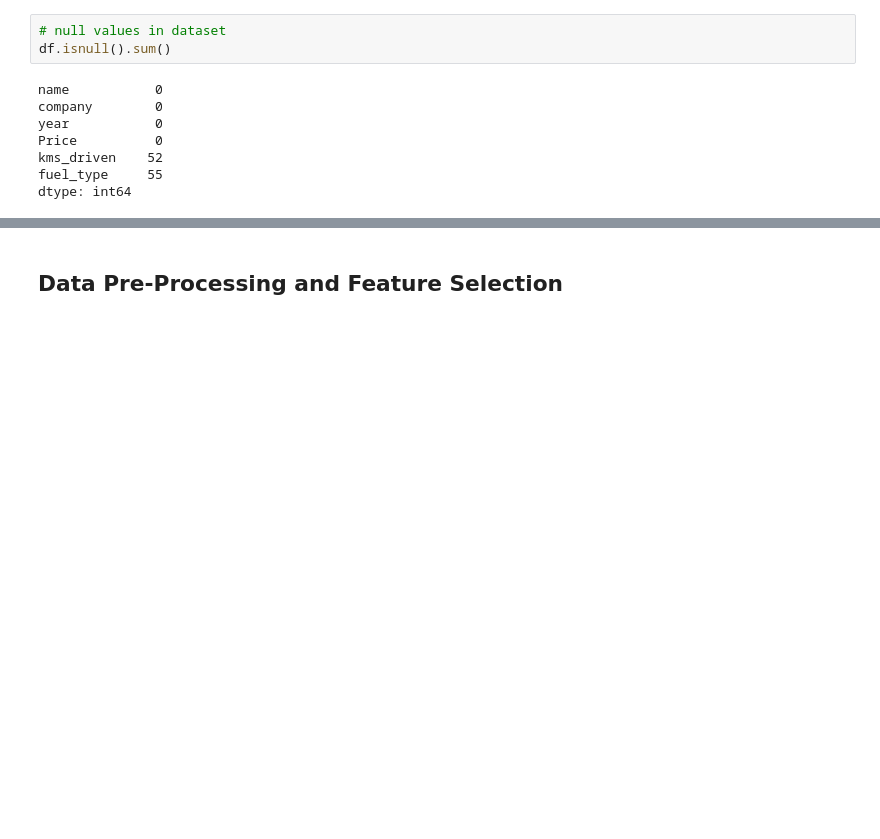
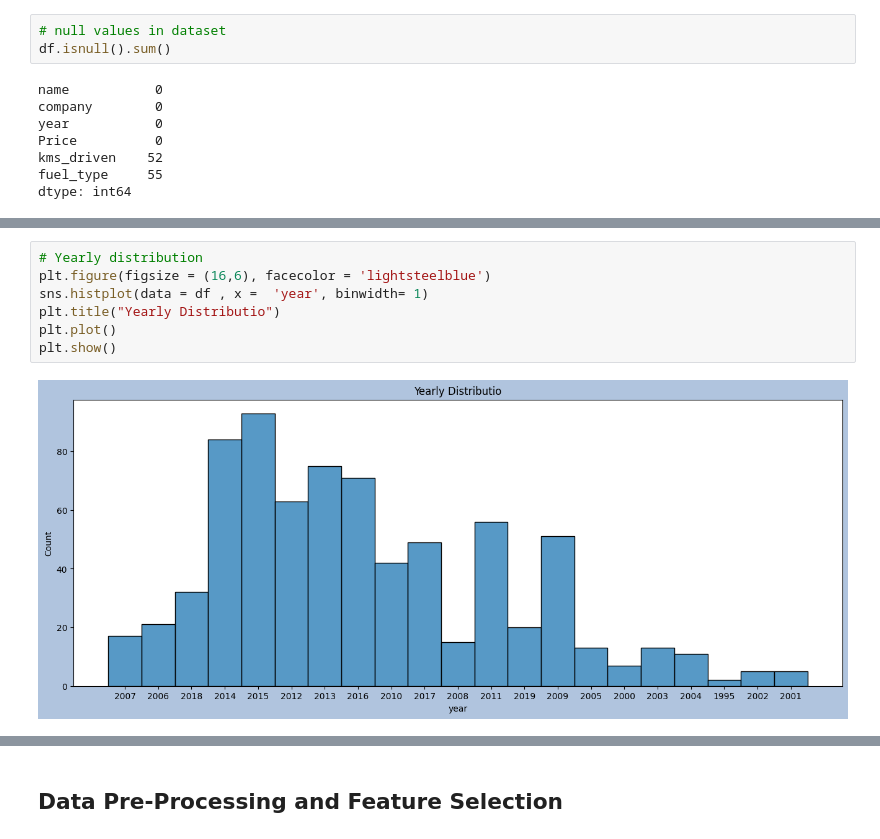
Before and after one commit to hmarathe420/Car_Price_Prediction, a Jupyter notebook: Car_Price_Prediction.ipynb, the cells around one changed output, grey strips where cells are left out. Saved outputs shown, nothing was run; the diff lists cells and outputs as text; blank space fills up the shorter version.

```diff
--- a/Car_Price_Prediction.ipynb
+++ b/Car_Price_Prediction.ipynb
@@ -94,0 +223,9 @@ dtype: int64
+# %%
+# Yearly distribution
+plt.figure(figsize = (16,6), facecolor = 'lightsteelblue')
+sns.histplot(data = df , x =  'year', binwidth= 1)
+plt.title("Yearly Distributio")
+plt.plot()
+plt.show()
+# %% [output]
+[figure, added]
```
Also changed, not shown: parts of 29 cells of this notebook.
